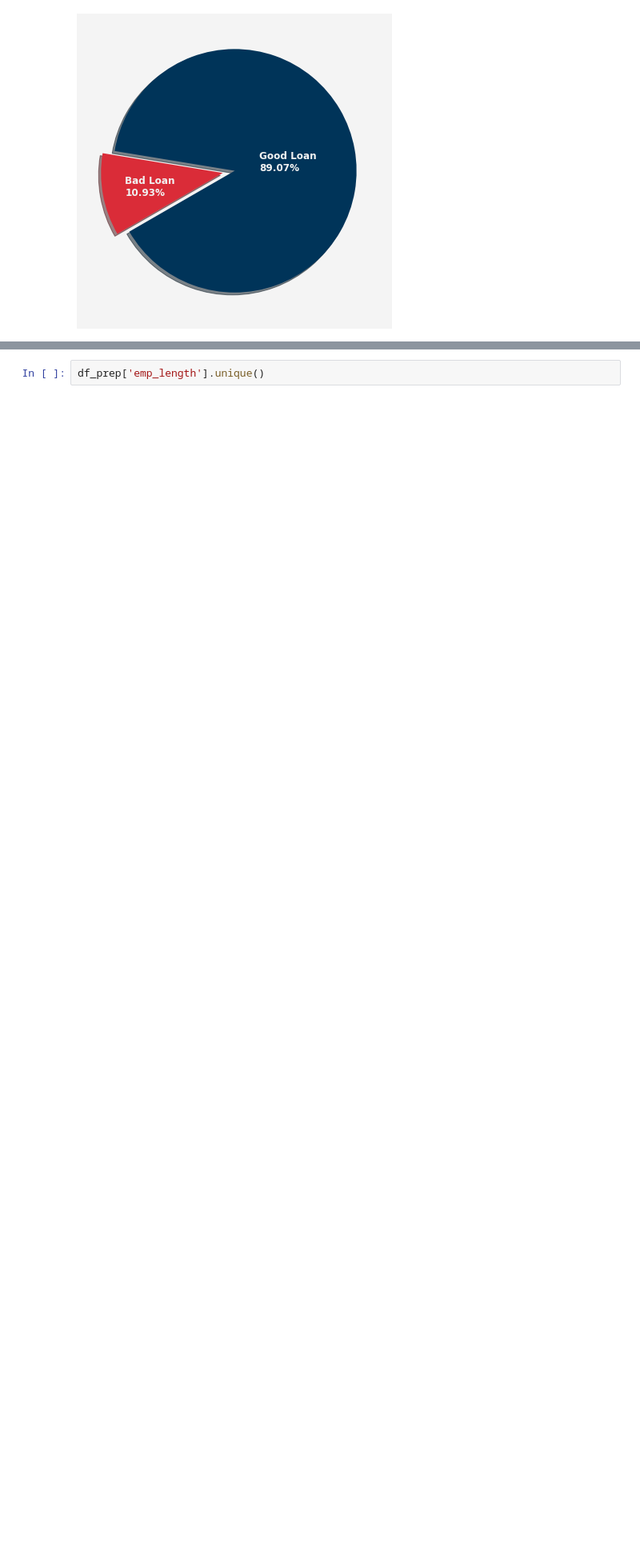
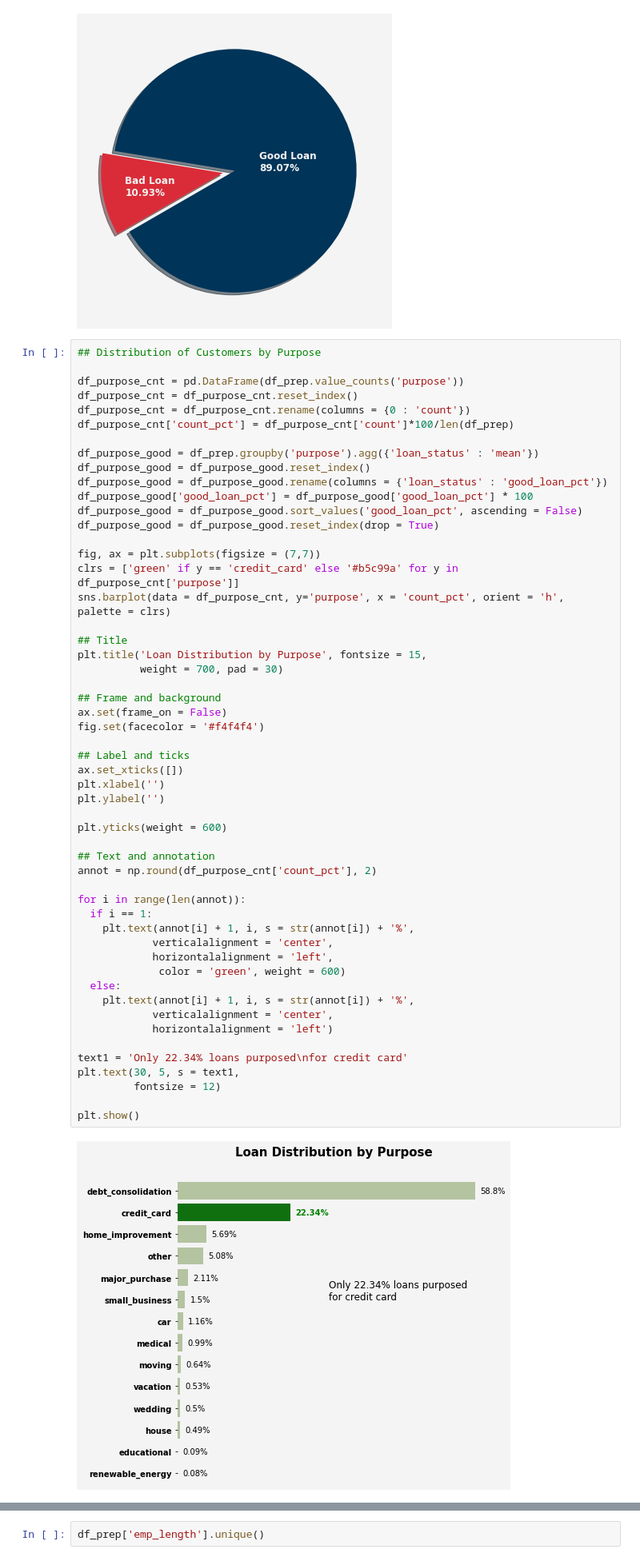
Before and after one commit to aryasa22/credit-risk-prediction, a Jupyter notebook: credit_risk_prediction.ipynb, the cells around one changed output, grey strips where cells are left out. Shown at 80% size. Cells and saved outputs as stored; diff of their text form; blank space fills up the shorter version.

```diff
--- a/credit_risk_prediction.ipynb
+++ b/credit_risk_prediction.ipynb
@@ -295,3 +297,58 @@ ax.set(frame_on = False)
 plt.show()
 # %% [output]
 [figure]
+# %%
+## Distribution of Customers by Purpose
+
+df_purpose_cnt = pd.DataFrame(df_prep.value_counts('purpose'))
+df_purpose_cnt = df_purpose_cnt.reset_index()
+df_purpose_cnt = df_purpose_cnt.rename(columns = {0 : 'count'})
+df_purpose_cnt['count_pct'] = df_purpose_cnt['count']*100/len(df_prep)
+
+df_purpose_good = df_prep.groupby('purpose').agg({'loan_status' : 'mean'})
+df_purpose_good = df_purpose_good.reset_index()
+df_purpose_good = df_purpose_good.rename(columns = {'loan_status' : 'good_loan_pct'})
+df_purpose_good['good_loan_pct'] = df_purpose_good['good_loan_pct'] * 100
+df_purpose_good = df_purpose_good.sort_values('good_loan_pct', ascending = False)
+df_purpose_good = df_purpose_good.reset_index(drop = True)
+
+fig, ax = plt.subplots(figsize = (7,7))
+clrs = ['green' if y == 'credit_card' else '#b5c99a' for y in df_purpose_cnt['purpose']]
+sns.barplot(data = df_purpose_cnt, y='purpose', x = 'count_pct', orient = 'h', palette = clrs)
+
+## Title
+plt.title('Loan Distribution by Purpose', fontsize = 15,
+          weight = 700, pad = 30)
+
+## Frame and background
+ax.set(frame_on = False)
+fig.set(facecolor = '#f4f4f4')
+
+## Label and ticks
+ax.set_xticks([])
+plt.xlabel('')
+plt.ylabel('')
+
+plt.yticks(weight = 600)
+
+## Text and annotation
+annot = np.round(df_purpose_cnt['count_pct'], 2)
+
+for i in range(len(annot)):
+  if i == 1:
+    plt.text(annot[i] + 1, i, s = str(annot[i]) + '%',
+            verticalalignment = 'center',
+            horizontalalignment = 'left',
+             color = 'green', weight = 600)
+  else:
+    plt.text(annot[i] + 1, i, s = str(annot[i]) + '%',
+            verticalalignment = 'center',
+            horizontalalignment = 'left')
+
+text1 = 'Only 22.34% loans purposed\nfor credit card'
+plt.text(30, 5, s = text1,
+         fontsize = 12)
+
+plt.show()
+# %% [output]
+[figure, added]
```
Also changed, not shown: parts of 10 cells of this notebook, 1 other file.
